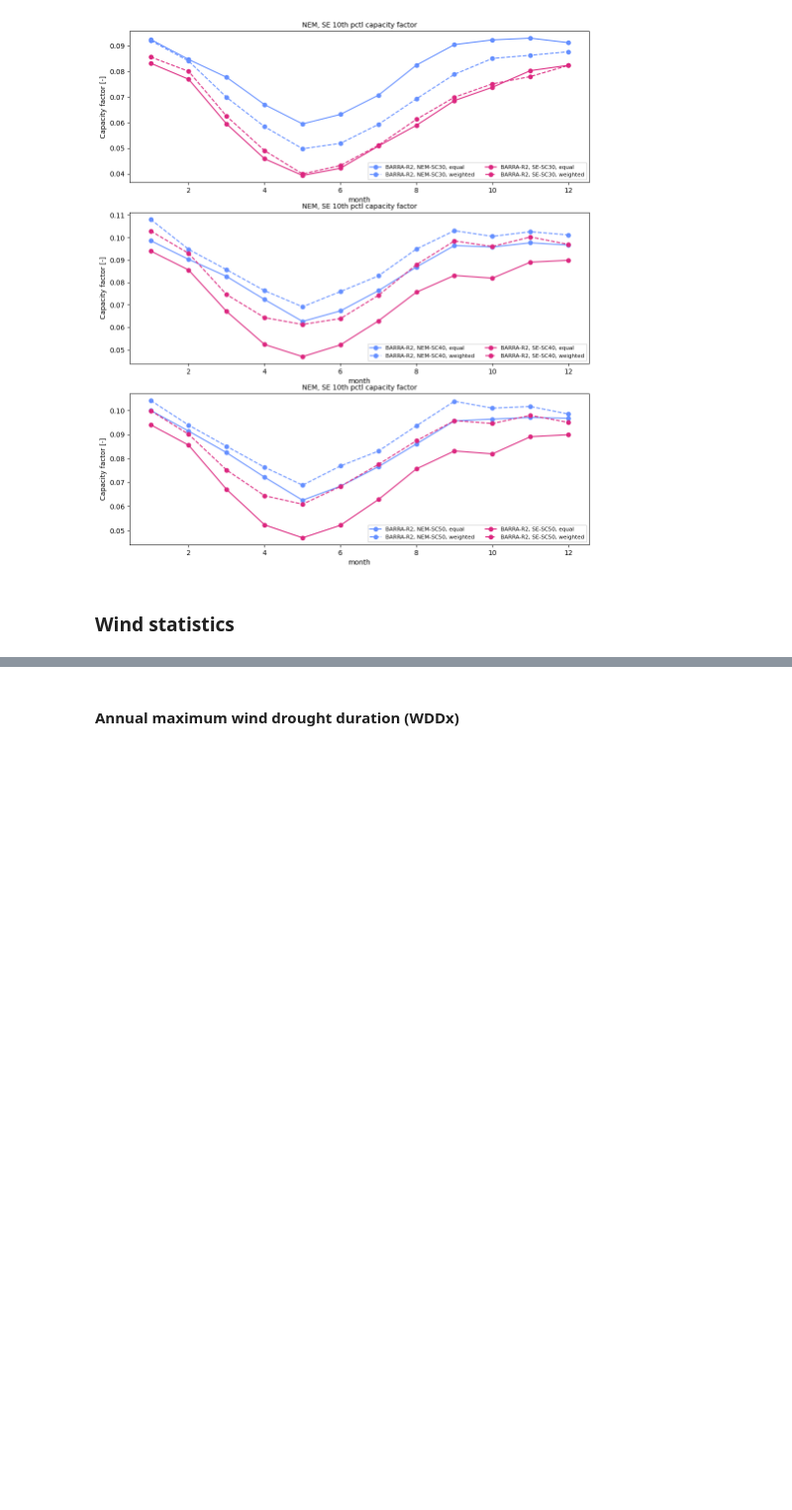
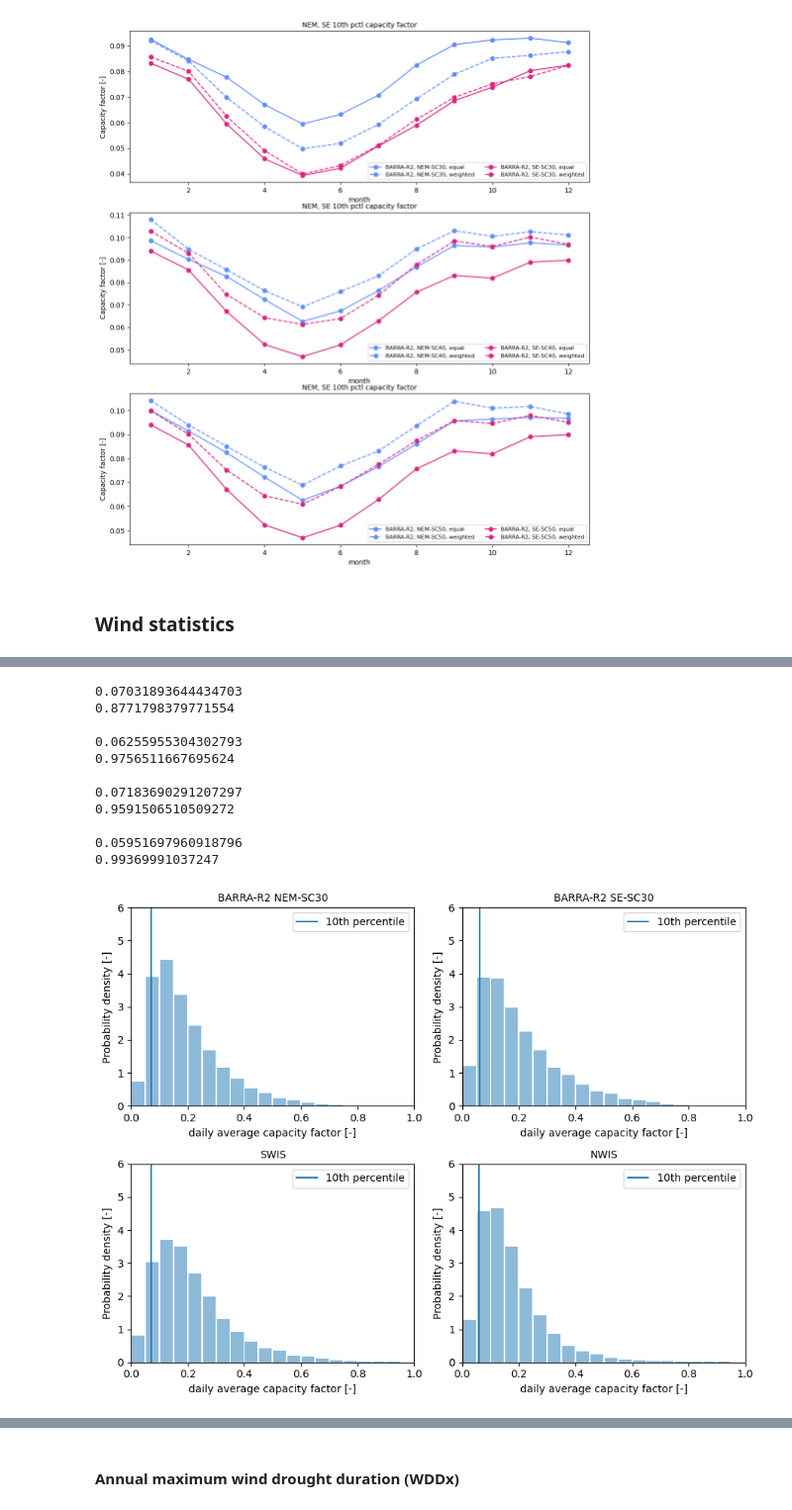
Before and after one commit to dougrichardson/wind_drought, a Jupyter notebook: notebooks/wind_analysis.ipynb, the cells around one changed output, grey strips where cells are left out. Shown at 99% size. Saved outputs shown, nothing was run; the diff lists cells and outputs as text; code cells hidden in the pictures; blank space fills up the shorter version.

```diff
--- a/notebooks/wind_analysis.ipynb
+++ b/notebooks/wind_analysis.ipynb
@@ -370,0 +370,46 @@ plt.tight_layout()
+# %%
+def plot_cf_hist(ax, da, title, label=None):
+    """ Histogram of capacity factors """
+    bins = np.arange(0, 1.05, 0.05)
+    ax.hist(da, bins=bins, density=True, rwidth=0.9, label=label, color='tab:blue', alpha=0.5)
+
+    pctl10 = np.percentile(da, 10)
+    print(pctl10)
+    print(da.max().values)
+    print()
+    ax.axvline(pctl10, color='tab:blue', label='10th percentile')
+
+    ax.set_xlabel('daily average capacity factor [-]')
+    ax.set_ylabel('Probability density [-]')
+    ax.set_title(title, fontsize=10)
+    ax.set_xlim(0, 1)
+    ax.set_ylim(0, 6)
+    ax.legend()
+# %%
+_to_plot =[
+    obs_dict["BARRA-R2"]['capacity_factor']['NEM-SC30']['weighted'],
+    obs_dict["BARRA-R2"]['capacity_factor']['SE-SC30']['weighted'],
+    obs_dict["BARRA-R2"]['capacity_factor']['SWIS'],
+    obs_dict["BARRA-R2"]['capacity_factor']['NWIS']
+]
+
+fig, axes = plt.subplots(2, 2, figsize=(9,7))
+for i, (title, da) in enumerate(zip(
+    ["BARRA-R2 NEM-SC30", "BARRA-R2 SE-SC30", "SWIS", "NWIS"], _to_plot
+)):
+    ax = axes.flatten()[i]
+    plot_cf_hist(ax, da, title)
+plt.tight_layout()
+# %% [output]
+0.07031893644434703
+0.8771798379771554
+
+0.06255955304302793
+0.9756511667695624
+
+0.07183690291207297
+0.9591506510509272
+
+0.05951697960918796
+0.99369991037247
+[figure, added]
```
Also changed, not shown: parts of 104 cells of this notebook, 1 other file.
